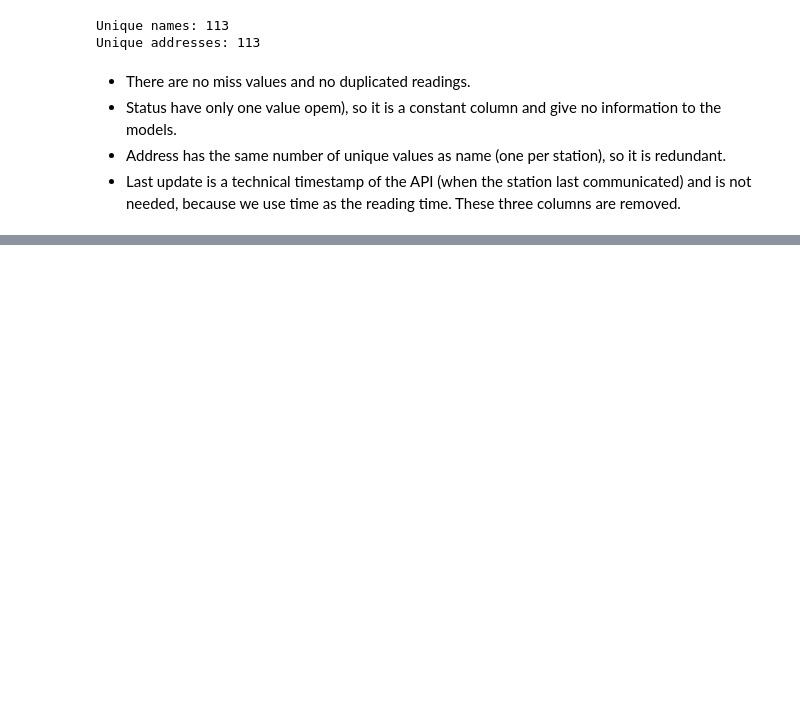
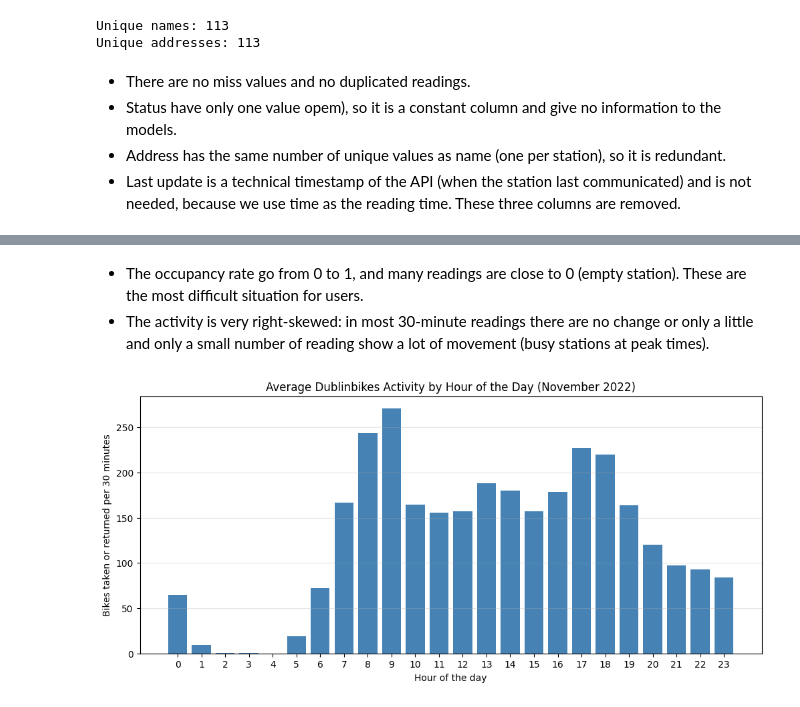
Before and after one commit to pericles-1995/CA1-2026193, a Jupyter notebook: CA1_Machine_Learning.ipynb, the cells around one changed output, grey strips where cells are left out. Drawn from its saved outputs; the diff is of its cells as text; code cells hidden in the pictures; blank space fills up the shorter version.

```diff
--- a/CA1_Machine_Learning.ipynb
+++ b/CA1_Machine_Learning.ipynb
@@ -168,3 +158,10 @@ df.head()
 | 2 | 1 | 2022-11-01 01:00:03 | CLARENDON ROW | 31 | 9 | 22 | 53.3409 | -6.2625 |
 | 3 | 1 | 2022-11-01 01:30:03 | CLARENDON ROW | 31 | 9 | 22 | 53.3409 | -6.2625 |
 | 4 | 1 | 2022-11-01 02:00:04 | CLARENDON ROW | 31 | 9 | 22 | 53.3409 | -6.2625 |
+# %%
+# Consistency check: bikes + free stand should be equal to the total number of stands
+df['STANDS_CHECK'] = df['BIKE_STANDS'] - (df['AVAILABLE_BIKES'] + df['AVAILABLE_BIKE_STANDS'])
+
+# Percentage of readiing where the number do not get a match
+print("Readings with a difference:", round((df['STANDS_CHECK'] != 0).mean() * 100, 2), "%")
+print(df['STANDS_CHECK'].describe())
@@ -170,0 +278,17 @@ df.head()
+# %% [markdown]
+- The occupancy rate go from 0 to 1, and many readings are close to 0 (empty station). These are the most difficult situation for users.
+- The activity is very right-skewed: in most 30-minute readings there are no change or only a little and only a small number of reading show a lot of movement (busy stations at peak times).
+# %%
+# Total activity in the system in each 30-minute slot then the average for each hour day
+hourly_profile = df.groupby(['TIME_SLOT', 'HOUR'])['ACTIVITY'].sum().groupby('HOUR').mean()
+
+plt.figure(figsize = (12, 5))
+plt.bar(hourly_profile.index, hourly_profile.values, color = 'steelblue')
+plt.title('Average Dublinbikes Activity by Hour of the Day (November 2022)')
+plt.xlabel('Hour of the day')
+plt.ylabel('Bikes taken or returned per 30 minutes')
+plt.xticks(range(0, 24))
+plt.grid(axis = 'y', alpha = 0.3)
+plt.show()
+# %% [output]
+[figure, added]
```
Also changed, not shown: parts of 38 cells of this notebook.
